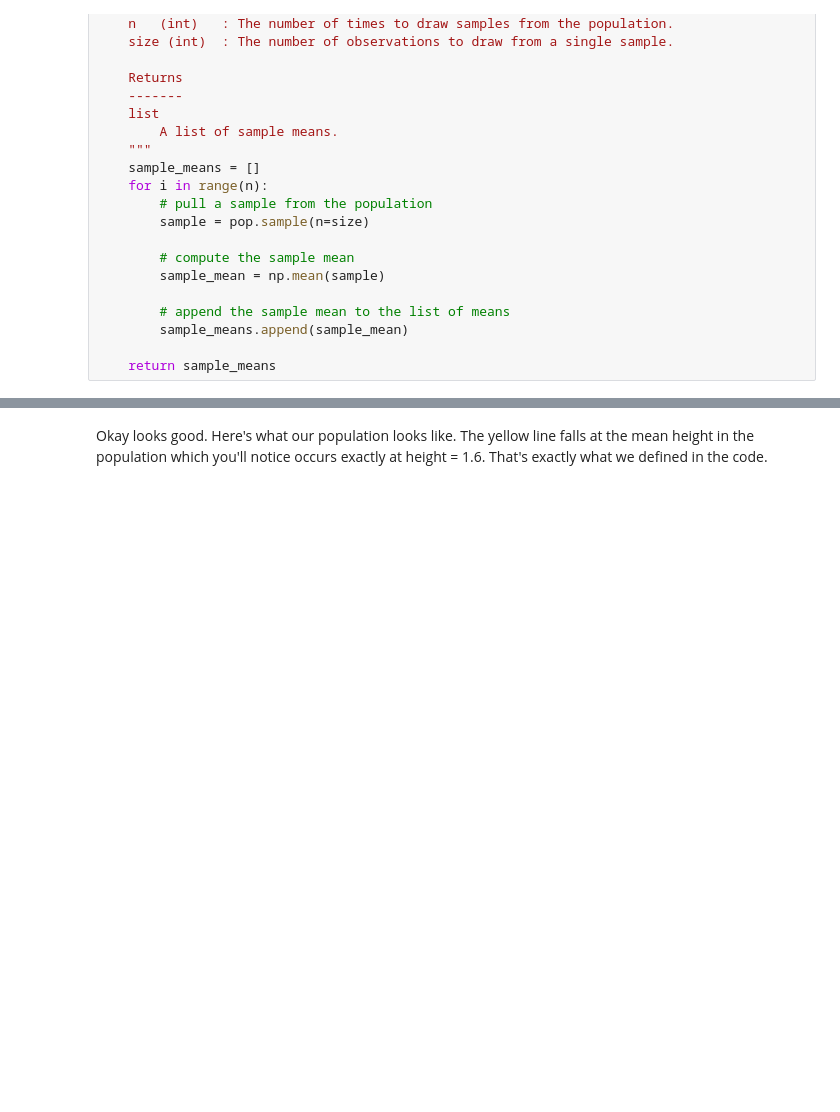
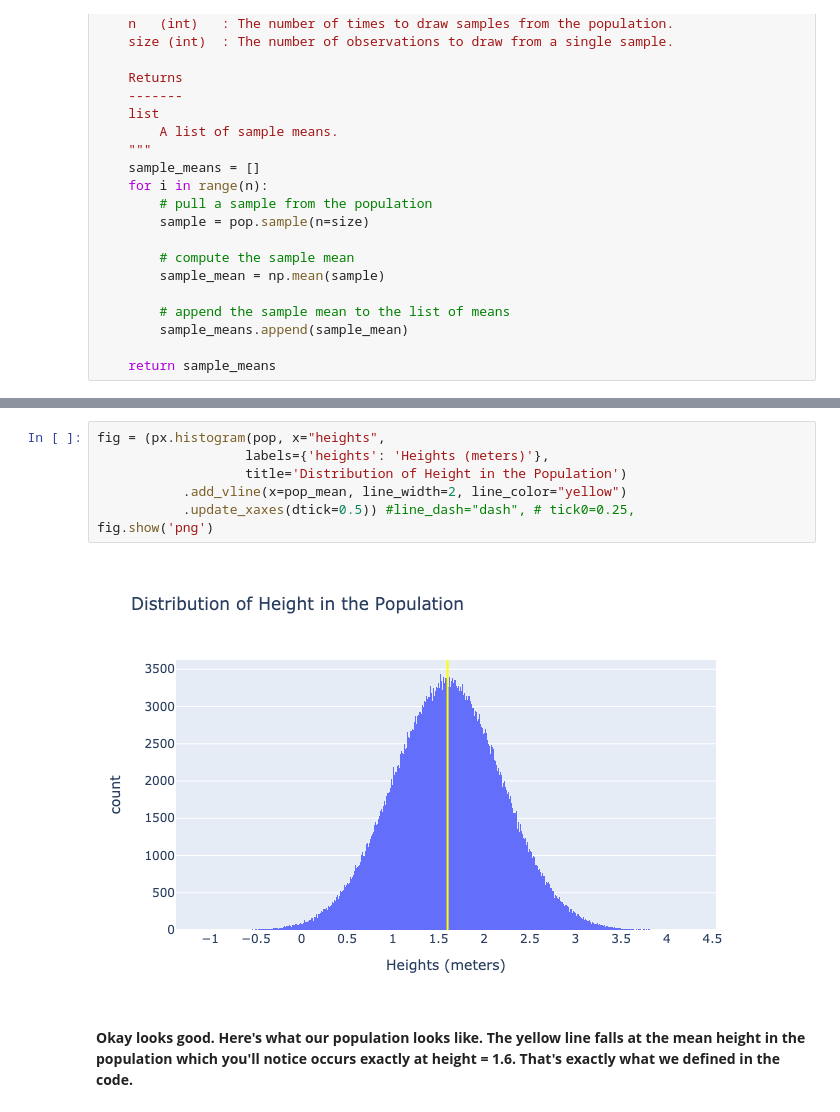
Before and after one commit to aromatic-toast/aromatic-toast.github.io, a Jupyter notebook: _data/gist_notebooks/what_is_CLT_gist1.ipynb, the cells around one changed output, grey strips where cells are left out. Saved outputs shown, nothing was run; the diff lists cells and outputs as text; blank space fills up the shorter version.

Commit message:
changed to plotly graph instead of altair

```diff
--- a/_data/gist_notebooks/what_is_CLT_gist1.ipynb
+++ b/_data/gist_notebooks/what_is_CLT_gist1.ipynb
@@ -106,2 +78,11 @@ plot + pop_vline
+# %%
+fig = (px.histogram(pop, x="heights",
+                   labels={'heights': 'Heights (meters)'},
+                   title='Distribution of Height in the Population')
+           .add_vline(x=pop_mean, line_width=2, line_color="yellow")
+           .update_xaxes(dtick=0.5)) #line_dash="dash", # tick0=0.25,
+fig.show('png')
+# %% [output]
+[figure, added]
 # %% [markdown]
-Okay looks good. Here's what our population looks like. The yellow line falls at the mean height in the population which you'll notice occurs exactly at height = 1.6. That's exactly what we defined in the code.
+**Okay looks good. Here's what our population looks like. The yellow line falls at the mean height in the population which you'll notice occurs exactly at height = 1.6. That's exactly what we defined in the code.**
```
Also changed, not shown: parts of 10 cells of this notebook.
